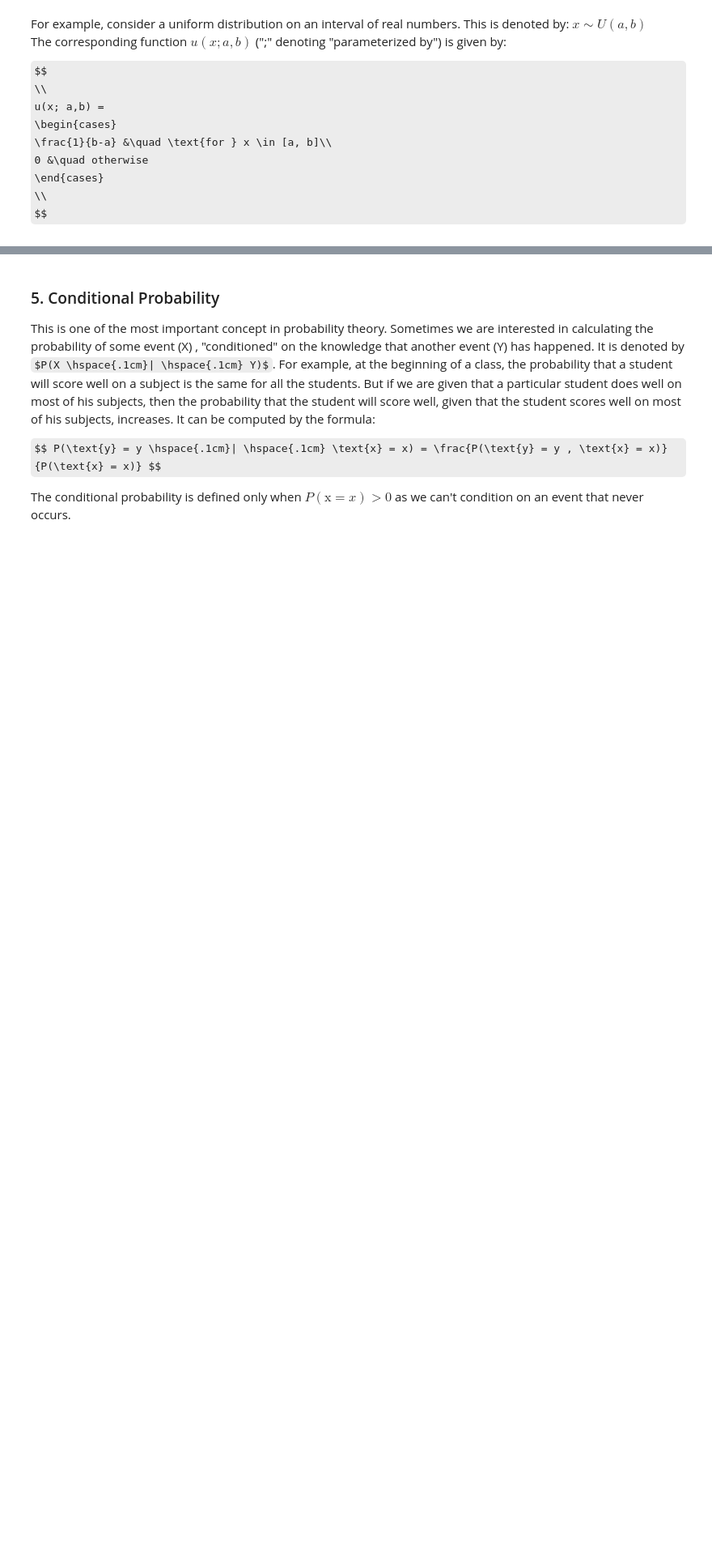
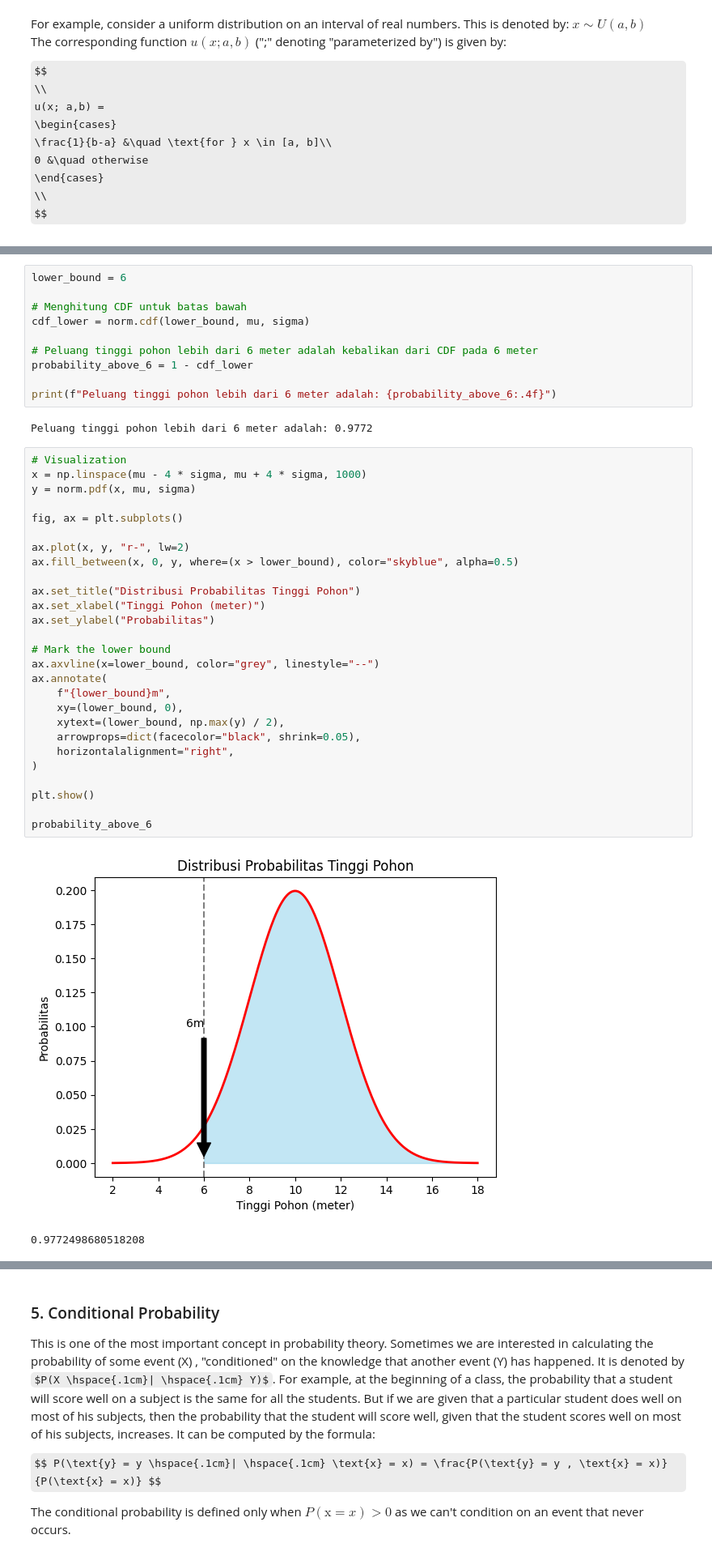
Before and after one commit to lab-kcks/modul-kecerdasan-buatan, a Jupyter notebook: Modul_2/modul_2_2ndver.ipynb, the cells around one changed output, grey strips where cells are left out. Shown: that part at 81% size. Saved outputs shown, nothing was run; the diff lists cells and outputs as text; some formulas as TeX source; blank space fills up the shorter version.

```diff
--- a/Modul_2/modul_2_2ndver.ipynb
+++ b/Modul_2/modul_2_2ndver.ipynb
@@ -189,3 +254,45 @@ plt.show()
+# %%
+lower_bound = 6
+
+# Menghitung CDF untuk batas bawah
+cdf_lower = norm.cdf(lower_bound, mu, sigma)
+
+# Peluang tinggi pohon lebih dari 6 meter adalah kebalikan dari CDF pada 6 meter
+probability_above_6 = 1 - cdf_lower
+
+print(f"Peluang tinggi pohon lebih dari 6 meter adalah: {probability_above_6:.4f}")
+# %% [output]
+Peluang tinggi pohon lebih dari 6 meter adalah: 0.9772
+# %%
+# Visualization
+x = np.linspace(mu - 4 * sigma, mu + 4 * sigma, 1000)
+y = norm.pdf(x, mu, sigma)
+
+fig, ax = plt.subplots()
+
+ax.plot(x, y, "r-", lw=2)
+ax.fill_between(x, 0, y, where=(x > lower_bound), color="skyblue", alpha=0.5)
+
+ax.set_title("Distribusi Probabilitas Tinggi Pohon")
+ax.set_xlabel("Tinggi Pohon (meter)")
+ax.set_ylabel("Probabilitas")
+
+# Mark the lower bound
+ax.axvline(x=lower_bound, color="grey", linestyle="--")
+ax.annotate(
+    f"{lower_bound}m",
+    xy=(lower_bound, 0),
+    xytext=(lower_bound, np.max(y) / 2),
+    arrowprops=dict(facecolor="black", shrink=0.05),
+    horizontalalignment="right",
+)
+
+plt.show()
+
+probability_above_6
+# %% [output]
+[figure, added]
+0.9772498680518208
 # %% [markdown]
 ### 4. Marginal Probability
 
```
Also changed, not shown: parts of 9 cells of this notebook, 1 other file.
